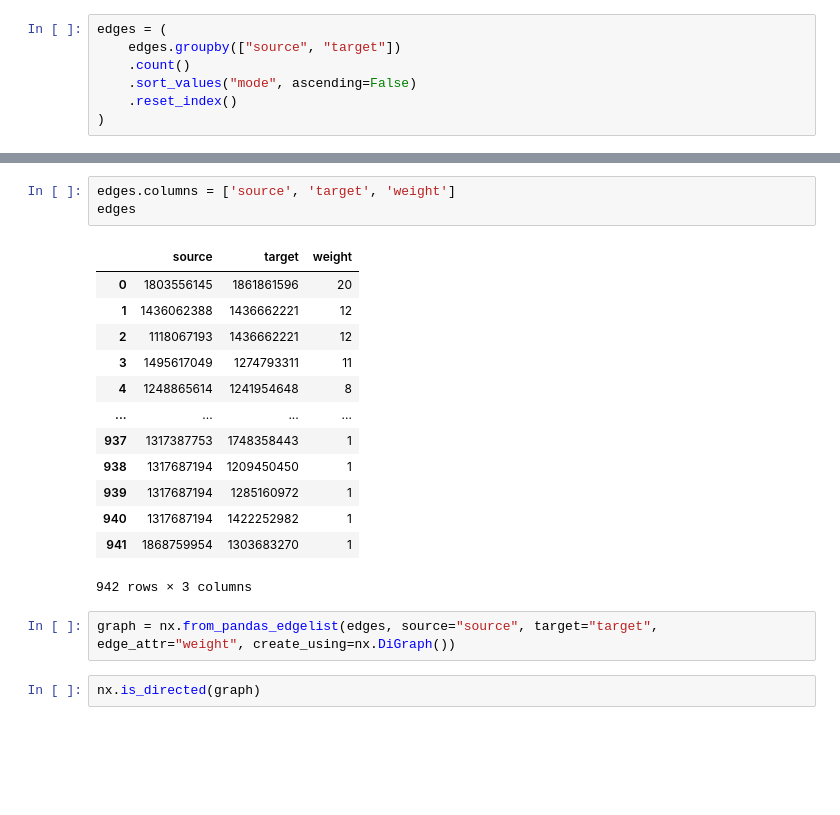
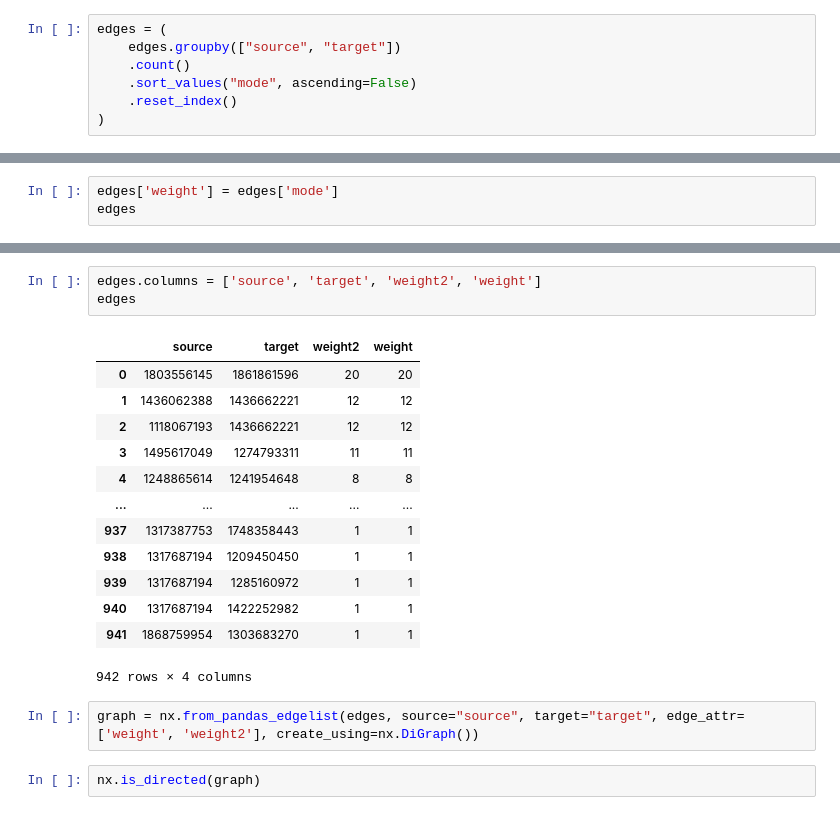
Before and after one commit to Leibniz-HBI/telegram-workshop, a Jupyter notebook: notebooks/02-build-network.ipynb, the cells around one changed output, grey strips where cells are left out. Cells and saved outputs as stored; diff of their text form; blank space fills up the shorter version.

Commit message:
add weight prop for gephi lite

```diff
--- a/notebooks/02-build-network.ipynb
+++ b/notebooks/02-build-network.ipynb
@@ -72,0 +57,3 @@ edges
+# %%
+edges['weight'] = edges['mode']
+edges
@@ -73,22 +74,22 @@ edges
 # %%
-edges.columns = ['source', 'target', 'weight']
+edges.columns = ['source', 'target', 'weight2', 'weight']
 edges
 # %% [output]
-|  | source | target | weight |
-| 0 | 1803556145 | 1861861596 | 20 |
-| 1 | 1436062388 | 1436662221 | 12 |
-| 2 | 1118067193 | 1436662221 | 12 |
-| 3 | 1495617049 | 1274793311 | 11 |
-| 4 | 1248865614 | 1241954648 | 8 |
-| ... | ... | ... | ... |
-| 937 | 1317387753 | 1748358443 | 1 |
-| 938 | 1317687194 | 1209450450 | 1 |
-| 939 | 1317687194 | 1285160972 | 1 |
-| 940 | 1317687194 | 1422252982 | 1 |
-| 941 | 1868759954 | 1303683270 | 1 |
+|  | source | target | weight2 | weight |
+| 0 | 1803556145 | 1861861596 | 20 | 20 |
+| 1 | 1436062388 | 1436662221 | 12 | 12 |
+| 2 | 1118067193 | 1436662221 | 12 | 12 |
+| 3 | 1495617049 | 1274793311 | 11 | 11 |
+| 4 | 1248865614 | 1241954648 | 8 | 8 |
+| ... | ... | ... | ... | ... |
+| 937 | 1317387753 | 1748358443 | 1 | 1 |
+| 938 | 1317687194 | 1209450450 | 1 | 1 |
+| 939 | 1317687194 | 1285160972 | 1 | 1 |
+| 940 | 1317687194 | 1422252982 | 1 | 1 |
+| 941 | 1868759954 | 1303683270 | 1 | 1 |
-942 rows × 3 columns
+942 rows × 4 columns
 # %%
-graph = nx.from_pandas_edgelist(edges, source="source", target="target", edge_attr="weight", create_using=nx.DiGraph())
+graph = nx.from_pandas_edgelist(edges, source="source", target="target", edge_attr=['weight', 'weight2'], create_using=nx.DiGraph())
 # %%
 nx.is_directed(graph)
 # %% [output]
```
Also changed, not shown: parts of 2 cells of this notebook.
